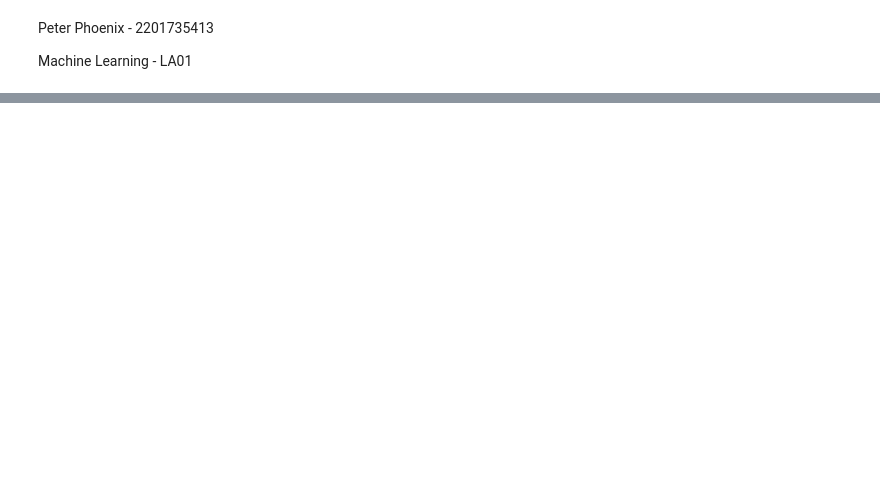
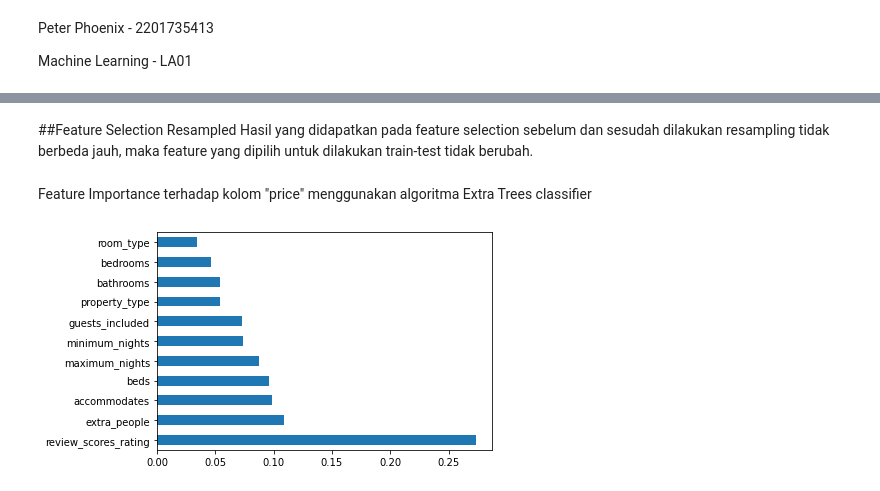
Before and after one commit to peterphoenix/School-Projects, a Jupyter notebook: MID_Machine_Learning.ipynb, the cells around one changed output, grey strips where cells are left out. Drawn from its saved outputs; the diff is of its cells as text; code cells hidden in the pictures; blank space fills up the shorter version.

```diff
--- a/MID_Machine_Learning.ipynb
+++ b/MID_Machine_Learning.ipynb
@@ -234,0 +451,12 @@ R2 Score                :  0.9999936748059756
+# %%
+resamp = data
+majority = resamp[resamp["review_scores_rating"]==100]
+new = majority
+
+for i in range(100) :
+  if i in resamp["review_scores_rating"].values:
+    minority = resamp[resamp["review_scores_rating"]==i]
+    minority_upsampled = resample(minority,replace=True, n_samples=len(majority), random_state=27)
+    new = pd.concat([new, minority_upsampled])
+
+print(new["review_scores_rating"].value_counts())
@@ -234,0 +481,16 @@ R2 Score                :  0.9999936748059756
+# %% [markdown]
+##Feature Selection Resampled
+Hasil yang didapatkan pada feature selection sebelum dan sesudah dilakukan resampling tidak berbeda jauh, maka feature yang dipilih untuk dilakukan train-test tidak berubah.
+# %% [markdown]
+Feature Importance terhadap kolom "price" menggunakan algoritma Extra Trees classifier
+# %%
+X = new.iloc[:,[0, 1, 2, 3, 4, 5, 7, 8, 9, 10, 11]]
+y = new.iloc[:,[6]]
+model = ExtraTreesClassifier()
+model.fit(X,y)
+
+feat_importances = pd.Series(model.feature_importances_, index=X.columns)
+feat_importances.nlargest(11).plot(kind='barh')
+plt.show()
+# %% [output]
+[figure, added]
```
Also changed, not shown: parts of 113 cells of this notebook.
